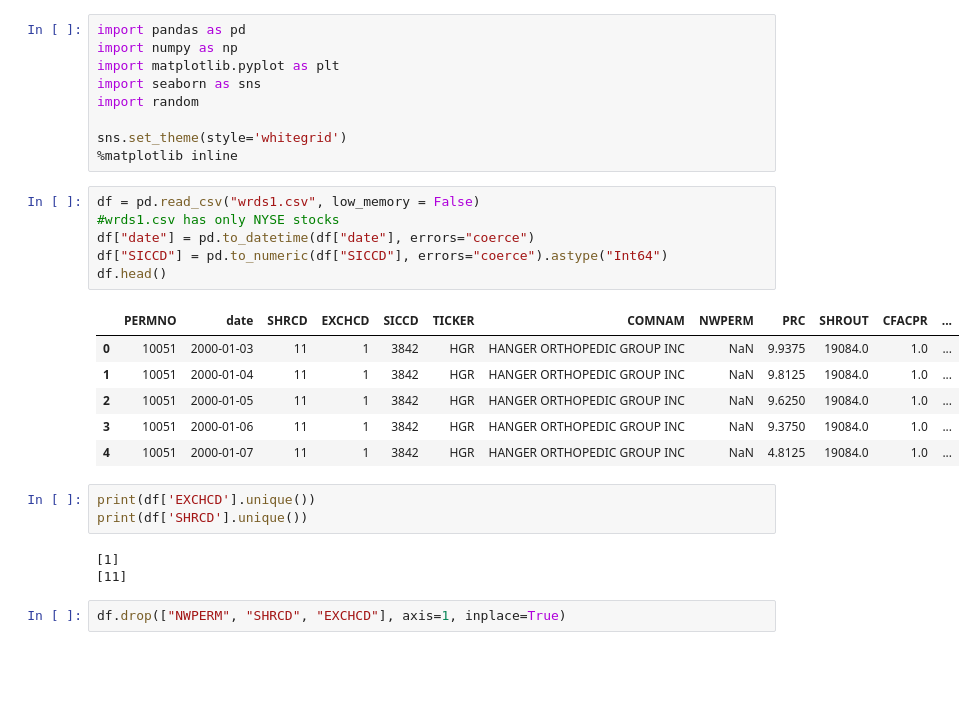
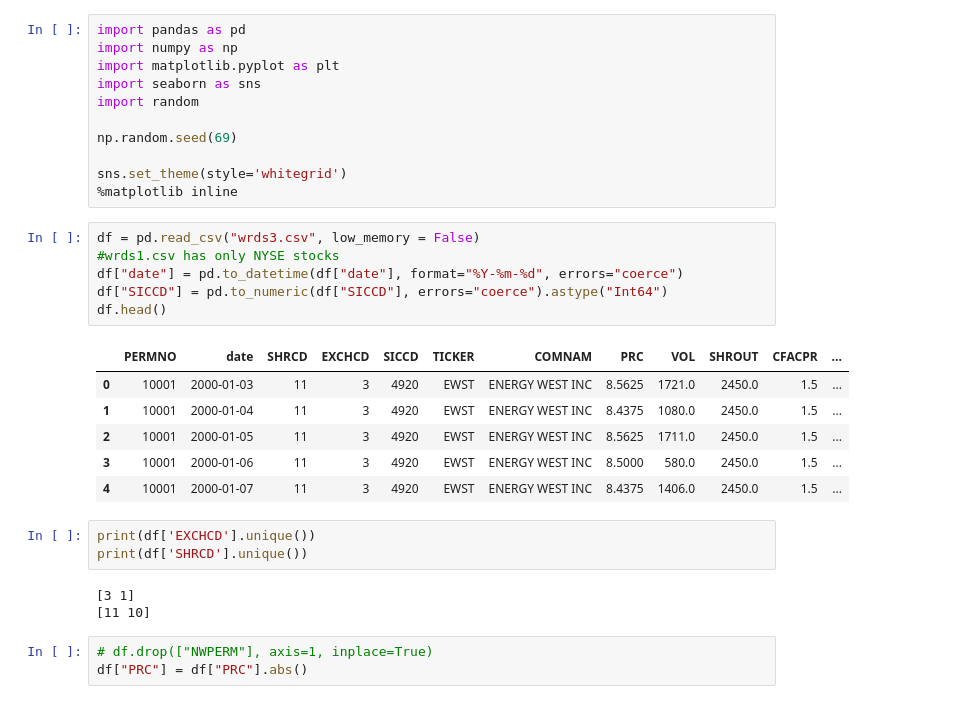
Before and after one commit to Ra20r/spectral-analysis, a Jupyter notebook: data.ipynb, the cells around one changed output. Drawn from its saved outputs; the diff is of its cells as text; blank space fills up the shorter version.

```diff
--- a/data.ipynb
+++ b/data.ipynb
@@ -5,29 +5,32 @@ import matplotlib.pyplot as plt
 import seaborn as sns
 import random
 
+np.random.seed(69)
+
 sns.set_theme(style='whitegrid')
 %matplotlib inline
 # %%
-df = pd.read_csv("wrds1.csv", low_memory = False)
+df = pd.read_csv("wrds3.csv", low_memory = False)
 #wrds1.csv has only NYSE stocks
-df["date"] = pd.to_datetime(df["date"], errors="coerce")
+df["date"] = pd.to_datetime(df["date"], format="%Y-%m-%d", errors="coerce")
 df["SICCD"] = pd.to_numeric(df["SICCD"], errors="coerce").astype("Int64")
 df.head()
 # %% [output]
-|  | PERMNO | date | SHRCD | EXCHCD | SICCD | TICKER | COMNAM | NWPERM | PRC | SHROUT | CFACPR | ... |
-| 0 | 10051 | 2000-01-03 | 11 | 1 | 3842 | HGR | HANGER ORTHOPEDIC GROUP INC | NaN | 9.9375 | 19084.0 | 1.0 | ... |
-| 1 | 10051 | 2000-01-04 | 11 | 1 | 3842 | HGR | HANGER ORTHOPEDIC GROUP INC | NaN | 9.8125 | 19084.0 | 1.0 | ... |
-| 2 | 10051 | 2000-01-05 | 11 | 1 | 3842 | HGR | HANGER ORTHOPEDIC GROUP INC | NaN | 9.6250 | 19084.0 | 1.0 | ... |
-| 3 | 10051 | 2000-01-06 | 11 | 1 | 3842 | HGR | HANGER ORTHOPEDIC GROUP INC | NaN | 9.3750 | 19084.0 | 1.0 | ... |
-| 4 | 10051 | 2000-01-07 | 11 | 1 | 3842 | HGR | HANGER ORTHOPEDIC GROUP INC | NaN | 4.8125 | 19084.0 | 1.0 | ... |
+|  | PERMNO | date | SHRCD | EXCHCD | SICCD | TICKER | COMNAM | PRC | VOL | SHROUT | CFACPR | ... |
+| 0 | 10001 | 2000-01-03 | 11 | 3 | 4920 | EWST | ENERGY WEST INC | 8.5625 | 1721.0 | 2450.0 | 1.5 | ... |
+| 1 | 10001 | 2000-01-04 | 11 | 3 | 4920 | EWST | ENERGY WEST INC | 8.4375 | 1080.0 | 2450.0 | 1.5 | ... |
+| 2 | 10001 | 2000-01-05 | 11 | 3 | 4920 | EWST | ENERGY WEST INC | 8.5625 | 1711.0 | 2450.0 | 1.5 | ... |
+| 3 | 10001 | 2000-01-06 | 11 | 3 | 4920 | EWST | ENERGY WEST INC | 8.5000 | 580.0 | 2450.0 | 1.5 | ... |
+| 4 | 10001 | 2000-01-07 | 11 | 3 | 4920 | EWST | ENERGY WEST INC | 8.4375 | 1406.0 | 2450.0 | 1.5 | ... |
 # %%
 print(df['EXCHCD'].unique())
 print(df['SHRCD'].unique())
 # %% [output]
-[1]
-[11]
+[3 1]
+[11 10]
 # %%
-df.drop(["NWPERM", "SHRCD", "EXCHCD"], axis=1, inplace=True)
+# df.drop(["NWPERM"], axis=1, inplace=True)
+df["PRC"] = df["PRC"].abs()
 # %%
 df.head()
 # %% [output]
```
Also changed, not shown: parts of 21 cells of this notebook, 1 other file.
